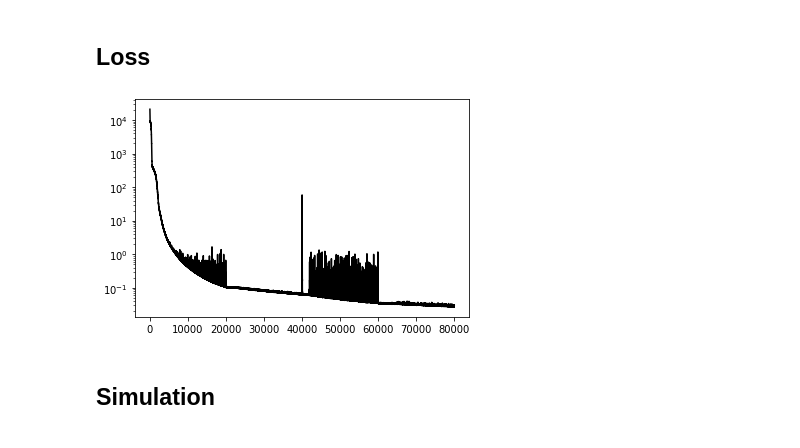
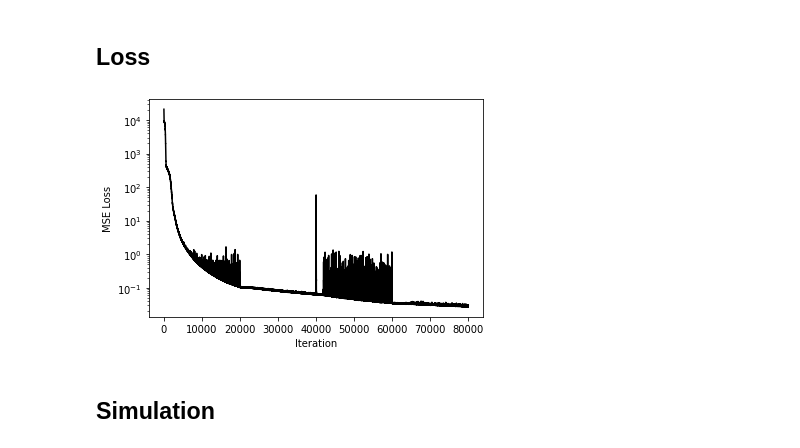
Before and after one commit to cisprague/bts-2021, a Jupyter notebook: bts-2021.ipynb, the cells around one changed output. Saved outputs shown, nothing was run; the diff lists cells and outputs as text; code cells hidden in the pictures.

```diff
--- a/bts-2021.ipynb
+++ b/bts-2021.ipynb
@@ -502,6 +505,6 @@ def train(params, epo, lr, n, opt_state=None, algo=optax.adam, losses=None):
 
     return params, opt_state, losses
 # %%
-losses = None
+# if you want the pretrained model
 opt_state = None
-params, losses, _ = cloudpickle.load(open('save_obj', 'rb'))
+params, losses, f_learned = cloudpickle.load(open('learned_model', 'rb'))
@@ -521,17 +527,18 @@ cloudpickle.dump(save_obj, open('save_obj', 'wb'))
 # %% [markdown]
 # Results
 # %%
-params, losses, f_learned = cloudpickle.load(open('save_obj', 'rb'))
+params, losses, f_learned = cloudpickle.load(open('learned_model', 'rb'))
 # %% [markdown]
 ## Loss
 # %%
 fig, ax = plt.subplots(1)
 ax.plot(losses, 'k-')
 ax.set_yscale('log')
-# ax.set_xscale(;)
+ax.set_xlabel('Iteration')
+ax.set_ylabel('MSE Loss')
 plt.show()
 # %% [output]
-[figure, old version]
+[figure, new version]
 # %% [markdown]
 ## Simulation
 # %%
```
Also changed, not shown: parts of 7 cells of this notebook, 13 other files.
